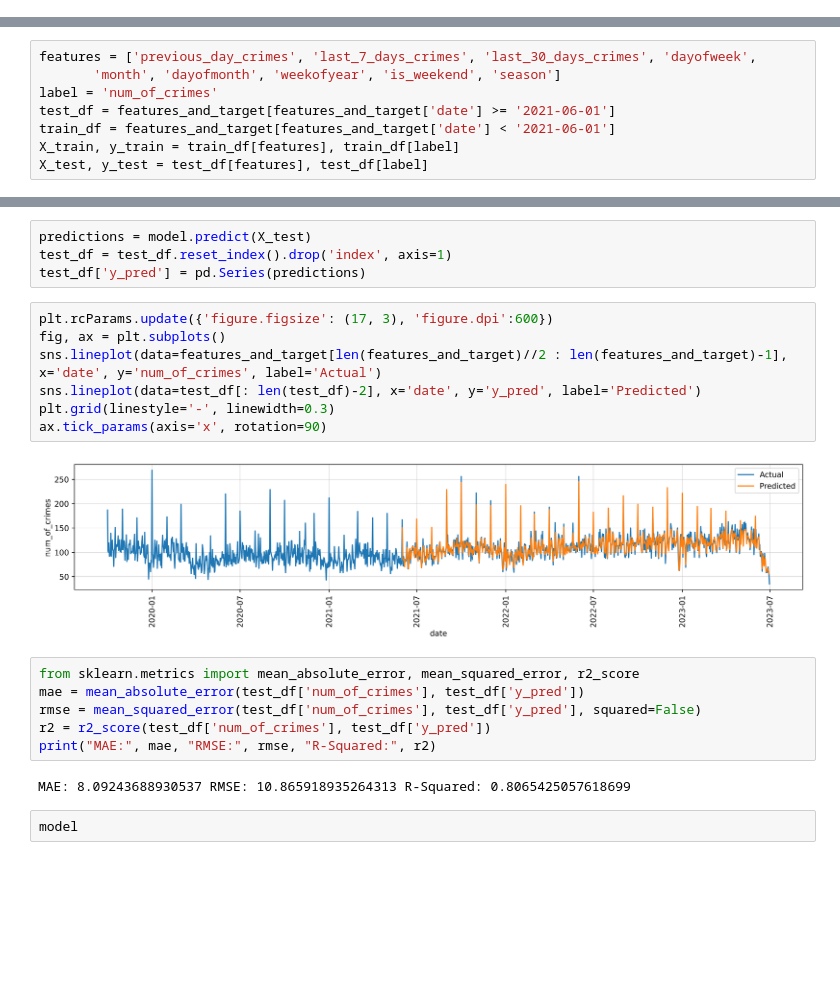
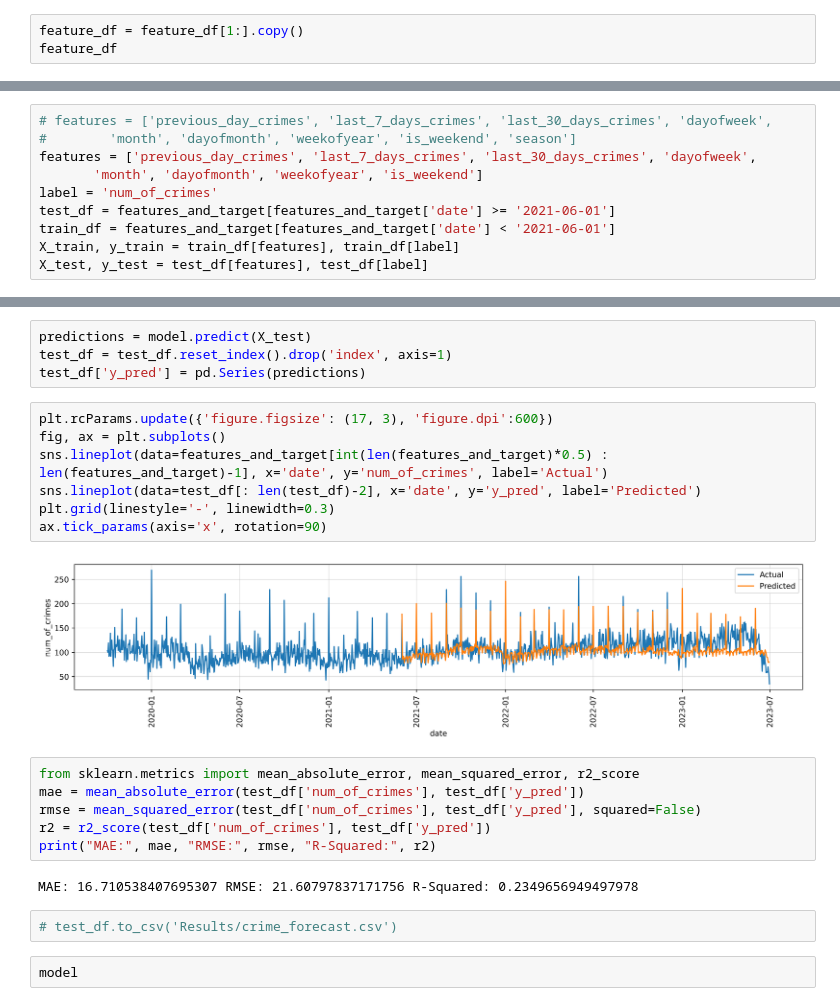
Before and after one commit to SadmanSakib93/CrimeForecast_YR, a Jupyter notebook: crime_forecast_ML.ipynb, the cells around one changed output, grey strips where cells are left out. Cells and saved outputs as stored; diff of their text form; blank space fills up the shorter version.

```diff
--- a/crime_forecast_ML.ipynb
+++ b/crime_forecast_ML.ipynb
@@ -122 +122,4 @@ feature_df
 2739 rows × 5 columns
+# %%
+feature_df = feature_df[1:].copy()
+feature_df
@@ -223,8 +240,10 @@ Index(['date', 'previous_day_crimes', 'last_7_days_crimes',
 # %% [markdown]
 # ML Analysis
 # %%
+# features = ['previous_day_crimes', 'last_7_days_crimes', 'last_30_days_crimes', 'dayofweek',
+#        'month', 'dayofmonth', 'weekofyear', 'is_weekend', 'season']
 features = ['previous_day_crimes', 'last_7_days_crimes', 'last_30_days_crimes', 'dayofweek',
-       'month', 'dayofmonth', 'weekofyear', 'is_weekend', 'season']
+       'month', 'dayofmonth', 'weekofyear', 'is_weekend']
 label = 'num_of_crimes'
 test_df = features_and_target[features_and_target['date'] >= '2021-06-01']
 train_df = features_and_target[features_and_target['date'] < '2021-06-01']
@@ -283,12 +301,12 @@ test_df['y_pred'] = pd.Series(predictions)
 # %%
 plt.rcParams.update({'figure.figsize': (17, 3), 'figure.dpi':600})
 fig, ax = plt.subplots()
-sns.lineplot(data=features_and_target[len(features_and_target)//2 : len(features_and_target)-1], x='date', y='num_of_crimes', label='Actual')
+sns.lineplot(data=features_and_target[int(len(features_and_target)*0.5) : len(features_and_target)-1], x='date', y='num_of_crimes', label='Actual')
 sns.lineplot(data=test_df[: len(test_df)-2], x='date', y='y_pred', label='Predicted')
 plt.grid(linestyle='-', linewidth=0.3)
 ax.tick_params(axis='x', rotation=90)
 # %% [output]
-[figure, old version]
+[figure, new version]
 # %%
 from sklearn.metrics import mean_absolute_error, mean_squared_error, r2_score
 mae = mean_absolute_error(test_df['num_of_crimes'], test_df['y_pred'])
@@ -296,7 +314,9 @@ rmse = mean_squared_error(test_df['num_of_crimes'], test_df['y_pred'], squared=F
 r2 = r2_score(test_df['num_of_crimes'], test_df['y_pred'])
 print("MAE:", mae, "RMSE:", rmse, "R-Squared:", r2)
 # %% [output]
-MAE: 8.09243688930537 RMSE: 10.865918935264313 R-Squared: 0.8065425057618699
+MAE: 16.710538407695307 RMSE: 21.60797837171756 R-Squared: 0.2349656949497978
+# %%
+# test_df.to_csv('Results/crime_forecast.csv')
 # %%
 model
 # %% [output]
```
Also changed, not shown: parts of 6 cells of this notebook, 4 other files.
